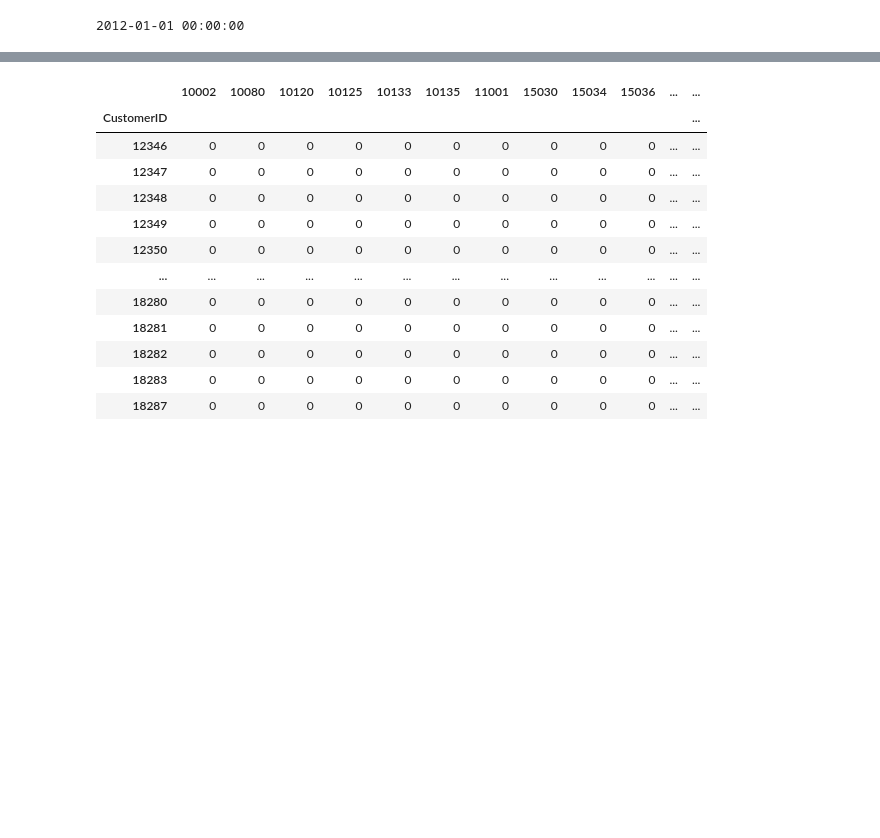
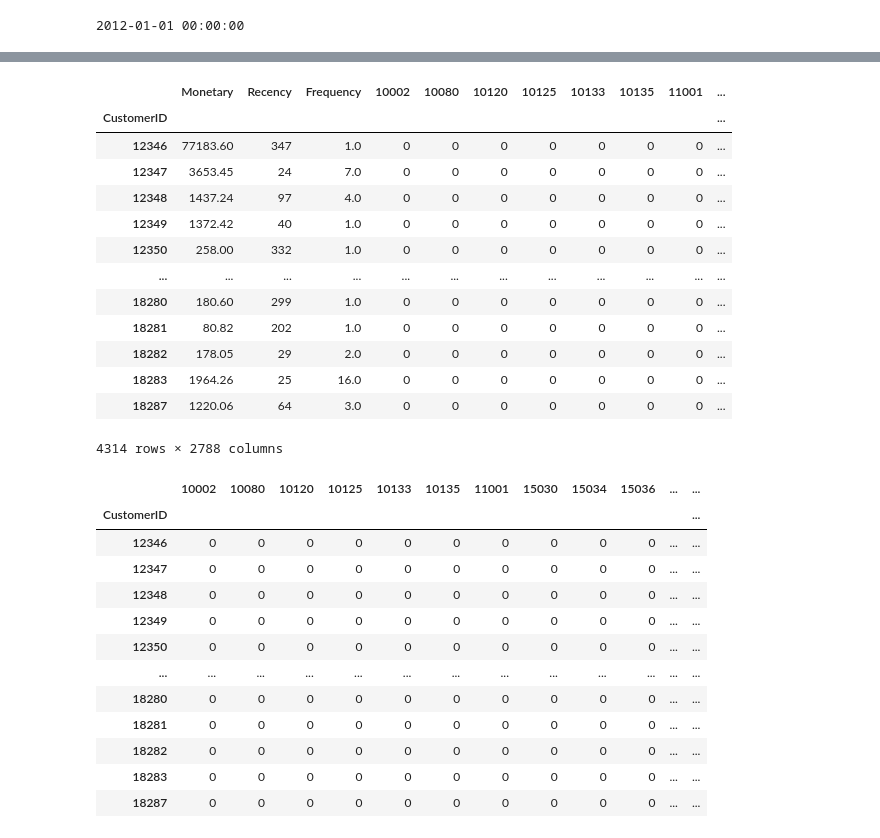
Before and after one commit to nghtaiminh/I2DM_Project, a Jupyter notebook: Preprocess/Preprocess_Data.ipynb, the cells around one changed output, grey strips where cells are left out. Saved outputs shown, nothing was run; the diff lists cells and outputs as text; code cells hidden in the pictures; blank space fills up the shorter version.

```diff
--- a/Preprocess/Preprocess_Data.ipynb
+++ b/Preprocess/Preprocess_Data.ipynb
@@ -264,3 +301,20 @@ data = data.rename(columns = {'TotalPrice': 'Monetary',
+# %%
+data
+# %% [output]
+|  | Monetary | Recency | Frequency | 10002 | 10080 | 10120 | 10125 | 10133 | 10135 | 11001 | ... |
+| CustomerID |  |  |  |  |  |  |  |  |  |  | ... |
+| 12346 | 77183.60 | 347 | 1.0 | 0 | 0 | 0 | 0 | 0 | 0 | 0 | ... |
+| 12347 | 3653.45 | 24 | 7.0 | 0 | 0 | 0 | 0 | 0 | 0 | 0 | ... |
+| 12348 | 1437.24 | 97 | 4.0 | 0 | 0 | 0 | 0 | 0 | 0 | 0 | ... |
+| 12349 | 1372.42 | 40 | 1.0 | 0 | 0 | 0 | 0 | 0 | 0 | 0 | ... |
+| 12350 | 258.00 | 332 | 1.0 | 0 | 0 | 0 | 0 | 0 | 0 | 0 | ... |
+| ... | ... | ... | ... | ... | ... | ... | ... | ... | ... | ... | ... |
+| 18280 | 180.60 | 299 | 1.0 | 0 | 0 | 0 | 0 | 0 | 0 | 0 | ... |
+| 18281 | 80.82 | 202 | 1.0 | 0 | 0 | 0 | 0 | 0 | 0 | 0 | ... |
+| 18282 | 178.05 | 29 | 2.0 | 0 | 0 | 0 | 0 | 0 | 0 | 0 | ... |
+| 18283 | 1964.26 | 25 | 16.0 | 0 | 0 | 0 | 0 | 0 | 0 | 0 | ... |
+| 18287 | 1220.06 | 64 | 3.0 | 0 | 0 | 0 | 0 | 0 | 0 | 0 | ... |
+4314 rows × 2788 columns
 # %%
 transaction_data = data.iloc[:,3:]
 transaction_data
```
Also changed, not shown: parts of 9 cells of this notebook, 2 other files.
